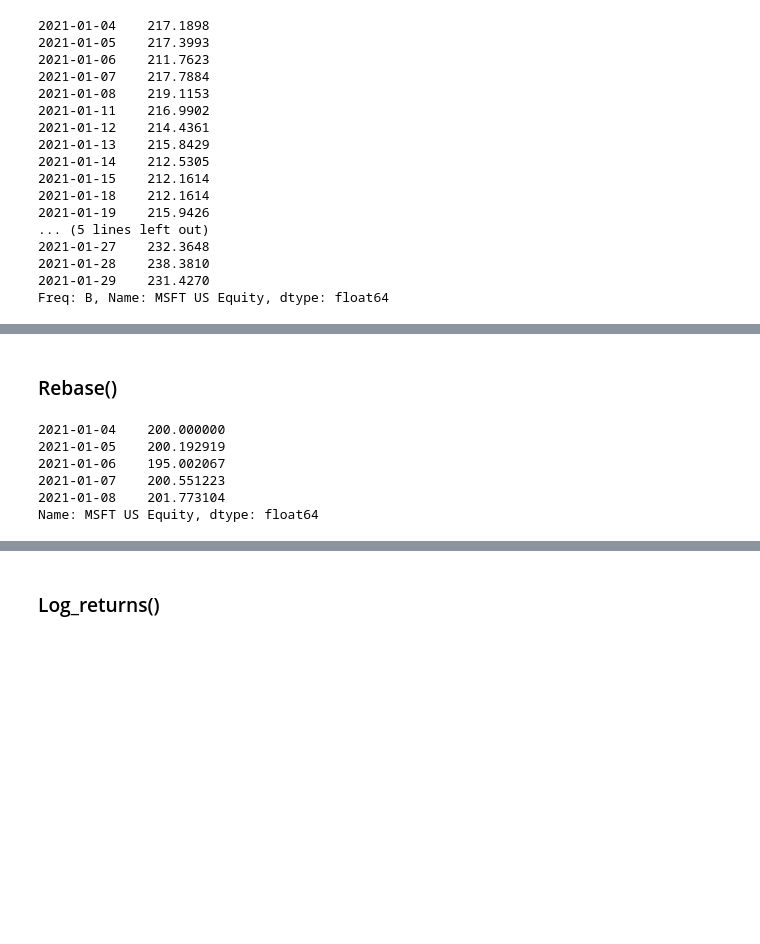
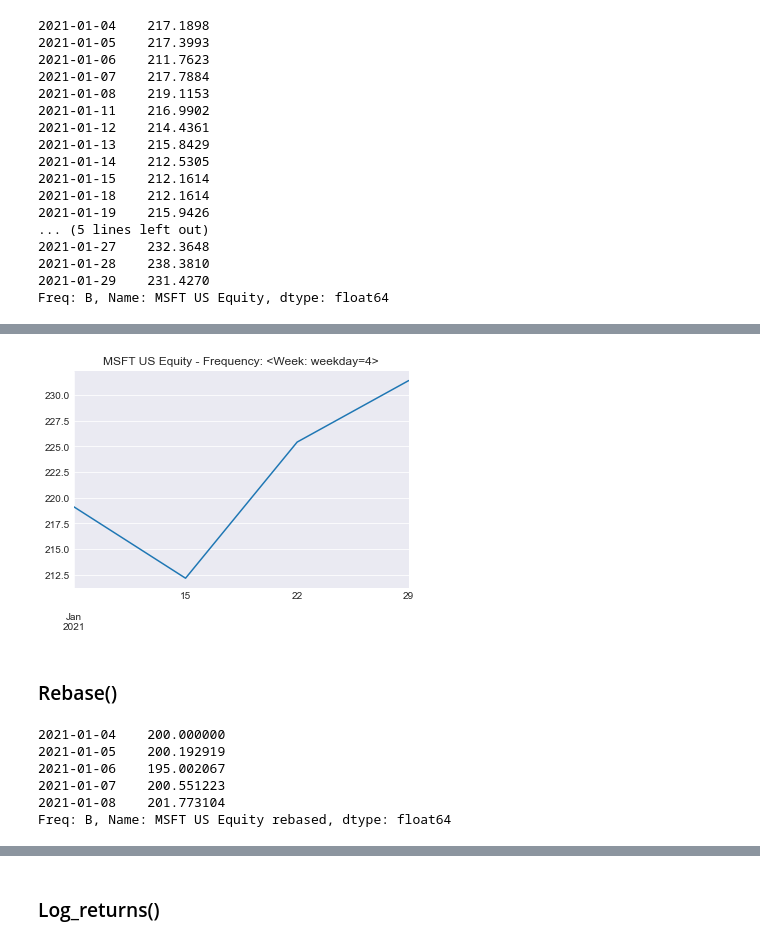
Before and after one commit to marcobonifacio/pyriskman, a Jupyter notebook: docs/fintopy.ipynb, the cells around one changed output, grey strips where cells are left out. Saved outputs shown, nothing was run; the diff lists cells and outputs as text; code cells hidden in the pictures; blank space fills up the shorter version.

```diff
--- a/docs/fintopy.ipynb
+++ b/docs/fintopy.ipynb
@@ -55,11 +74,18 @@ Freq: W-FRI, Name: MSFT US Equity, dtype: float64
+# %%
+bweekly.plot(title=f'{bweekly.name} - Frequency: {bweekly.index.freq}');
+# %% [output]
+[figure, added]
 # %% [markdown]
 ### Rebase() ###
-# %%
-s.prices.rebase(base=200).head()
-# %% [output]
-2021-01-04    200.000000
-2021-01-05    200.192919
-2021-01-06    195.002067
-2021-01-07    200.551223
-2021-01-08    201.773104
-Name: MSFT US Equity, dtype: float64
+# %%
+# Rebases the series starting from 200
+rebased = s.prices.set_frequency().prices.rebase(base=200)
+rebased.name = f'{s.name} rebased'
+rebased.head()
+# %% [output]
+2021-01-04    200.000000
+2021-01-05    200.192919
+2021-01-06    195.002067
+2021-01-07    200.551223
+2021-01-08    201.773104
+Freq: B, Name: MSFT US Equity rebased, dtype: float64
```
Also changed, not shown: parts of 20 cells of this notebook, 1 other file.
